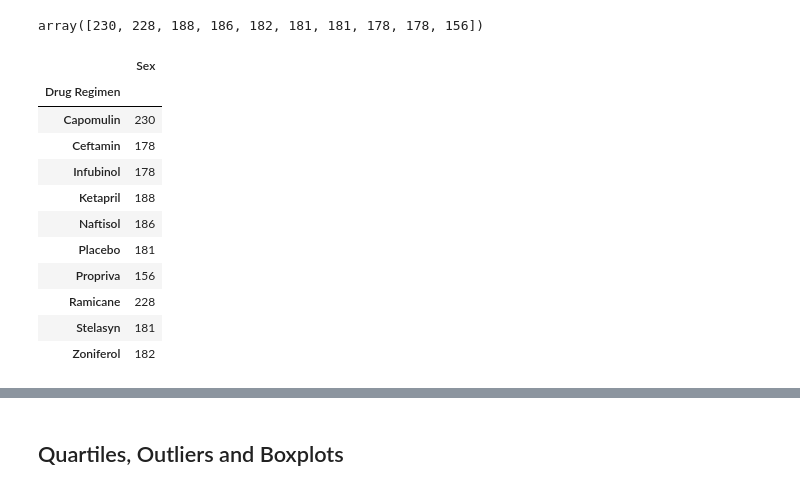
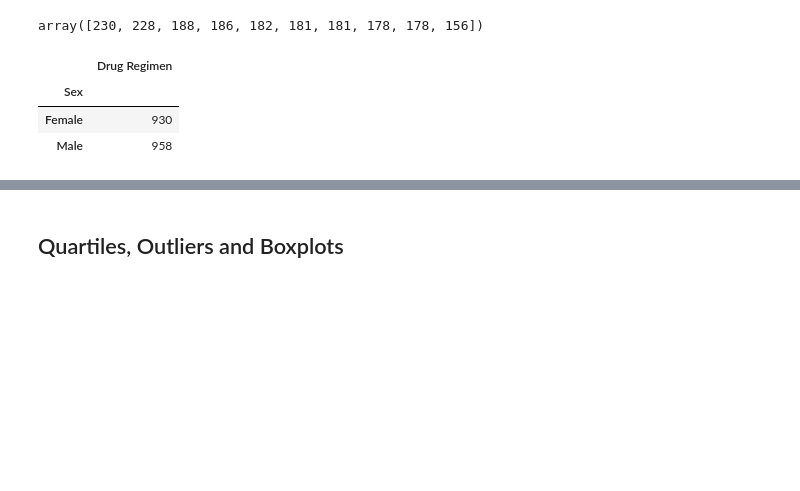
Before and after one commit to pasco27/matplotlib_homework, a Jupyter notebook: pymaceuticals_pascarella1.ipynb, the cells around one changed output, grey strips where cells are left out. Saved outputs shown, nothing was run; the diff lists cells and outputs as text; code cells hidden in the pictures; blank space fills up the shorter version.

```diff
--- a/pymaceuticals_pascarella1.ipynb
+++ b/pymaceuticals_pascarella1.ipynb
@@ -241,22 +241,14 @@ array([230, 228, 188, 186, 182, 181, 181, 178, 178, 156])
 # %%
 # Generate a pie plot showing the distribution of female versus male mice using pandas
 
 # Will first need to find this count::
-male_female = pd.DataFrame(clean_data.groupby('Drug Regimen')['Sex'].count())
+male_female = pd.DataFrame(clean_data.groupby('Sex')['Drug Regimen'].count())
 male_female
 # %% [output]
-|  | Sex |
-| Drug Regimen |  |
-| Capomulin | 230 |
-| Ceftamin | 178 |
-| Infubinol | 178 |
-| Ketapril | 188 |
-| Naftisol | 186 |
-| Placebo | 181 |
-| Propriva | 156 |
-| Ramicane | 228 |
-| Stelasyn | 181 |
-| Zoniferol | 182 |
+|  | Drug Regimen |
+| Sex |  |
+| Female | 930 |
+| Male | 958 |
 # %%
 #male_female_count = male_female['Mouse ID'].value_counts()
 #male_female_count
```
Also changed, not shown: parts of 12 cells of this notebook.
